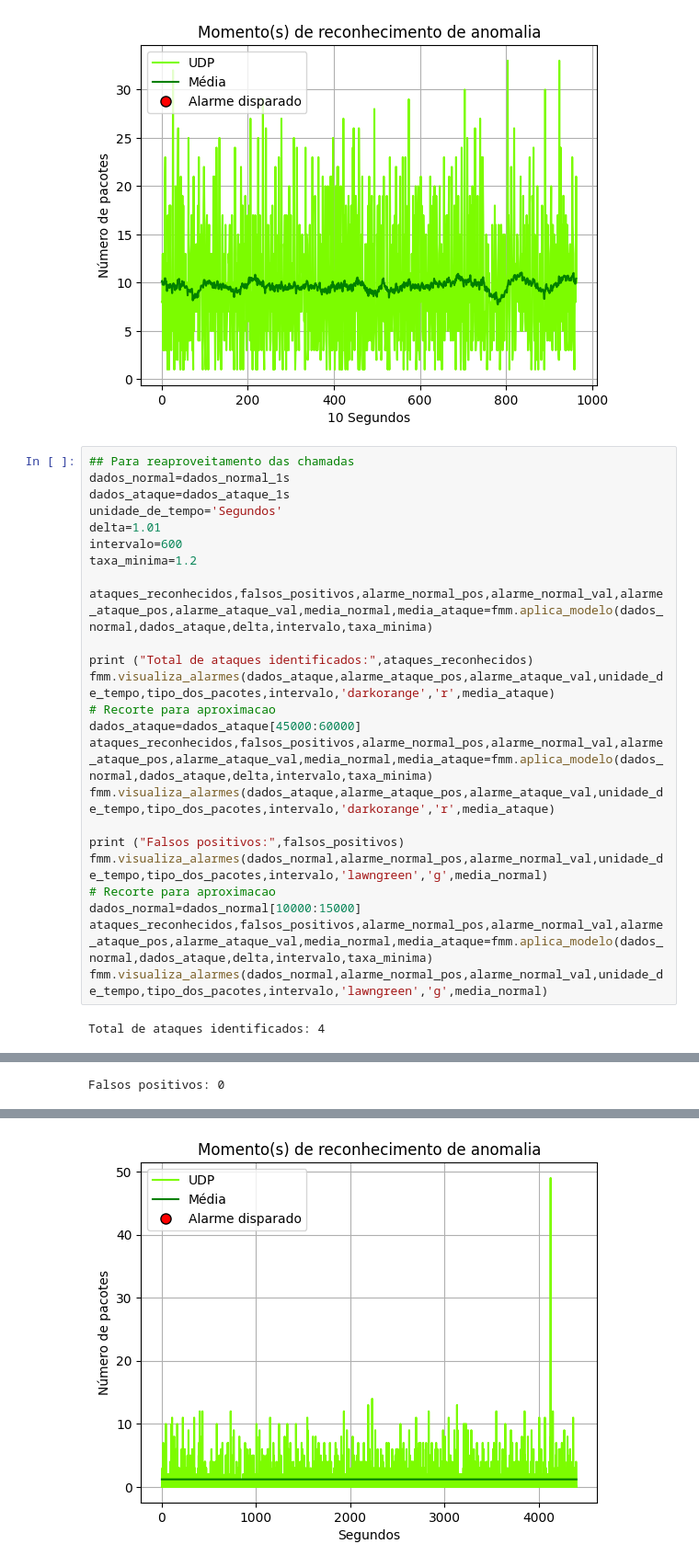
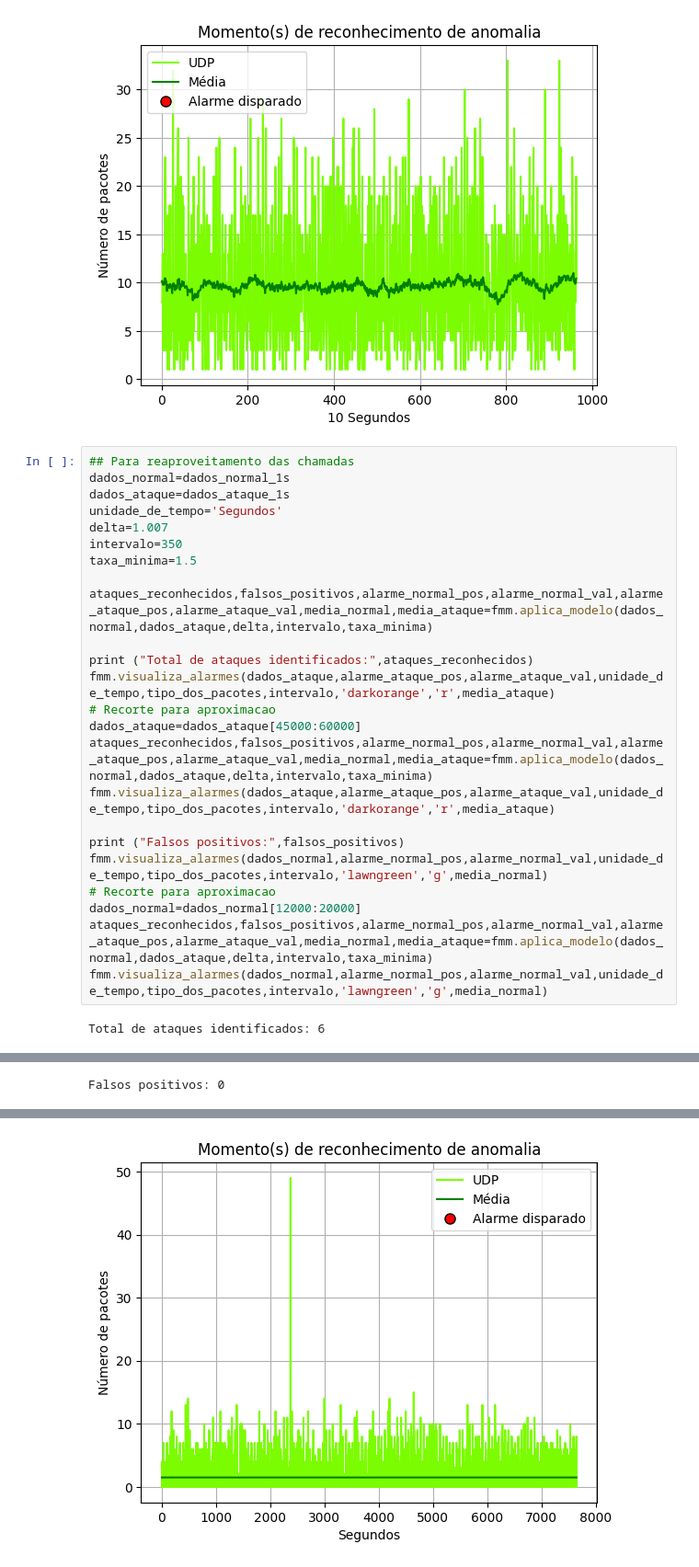
Before and after one commit to hflautert/AnomalyDetection, a Jupyter notebook: AnomaliaUDP.ipynb, the cells around one changed output, grey strips where cells are left out. Shown at 92% size. Saved outputs shown, nothing was run; the diff lists cells and outputs as text.

```diff
--- a/AnomaliaUDP.ipynb
+++ b/AnomaliaUDP.ipynb
@@ -128,9 +128,9 @@ Falsos positivos: 1
 dados_normal=dados_normal_1s
 dados_ataque=dados_ataque_1s
 unidade_de_tempo='Segundos'
-delta=1.01
-intervalo=600
-taxa_minima=1.2
+delta=1.007
+intervalo=350
+taxa_minima=1.5
 
 ataques_reconhecidos,falsos_positivos,alarme_normal_pos,alarme_normal_val,alarme_ataque_pos,alarme_ataque_val,media_normal,media_ataque=fmm.aplica_modelo(dados_normal,dados_ataque,delta,intervalo,taxa_minima)
 
@@ -144,8 +144,8 @@ fmm.visualiza_alarmes(dados_ataque,alarme_ataque_pos,alarme_ataque_val,unidade_d
 print ("Falsos positivos:",falsos_positivos)
 fmm.visualiza_alarmes(dados_normal,alarme_normal_pos,alarme_normal_val,unidade_de_tempo,tipo_dos_pacotes,intervalo,'lawngreen','g',media_normal)
 # Recorte para aproximacao
-dados_normal=dados_normal[10000:15000]
+dados_normal=dados_normal[12000:20000]
 ataques_reconhecidos,falsos_positivos,alarme_normal_pos,alarme_normal_val,alarme_ataque_pos,alarme_ataque_val,media_normal,media_ataque=fmm.aplica_modelo(dados_normal,dados_ataque,delta,intervalo,taxa_minima)
 fmm.visualiza_alarmes(dados_normal,alarme_normal_pos,alarme_normal_val,unidade_de_tempo,tipo_dos_pacotes,intervalo,'lawngreen','g',media_normal)
 # %% [output]
-Total de ataques identificados: 4
+Total de ataques identificados: 6
@@ -156 +156 @@ Falsos positivos: 0
-[figure, old version]
+[figure, new version]
```
Also changed, not shown: parts of 1 cell of this notebook.
